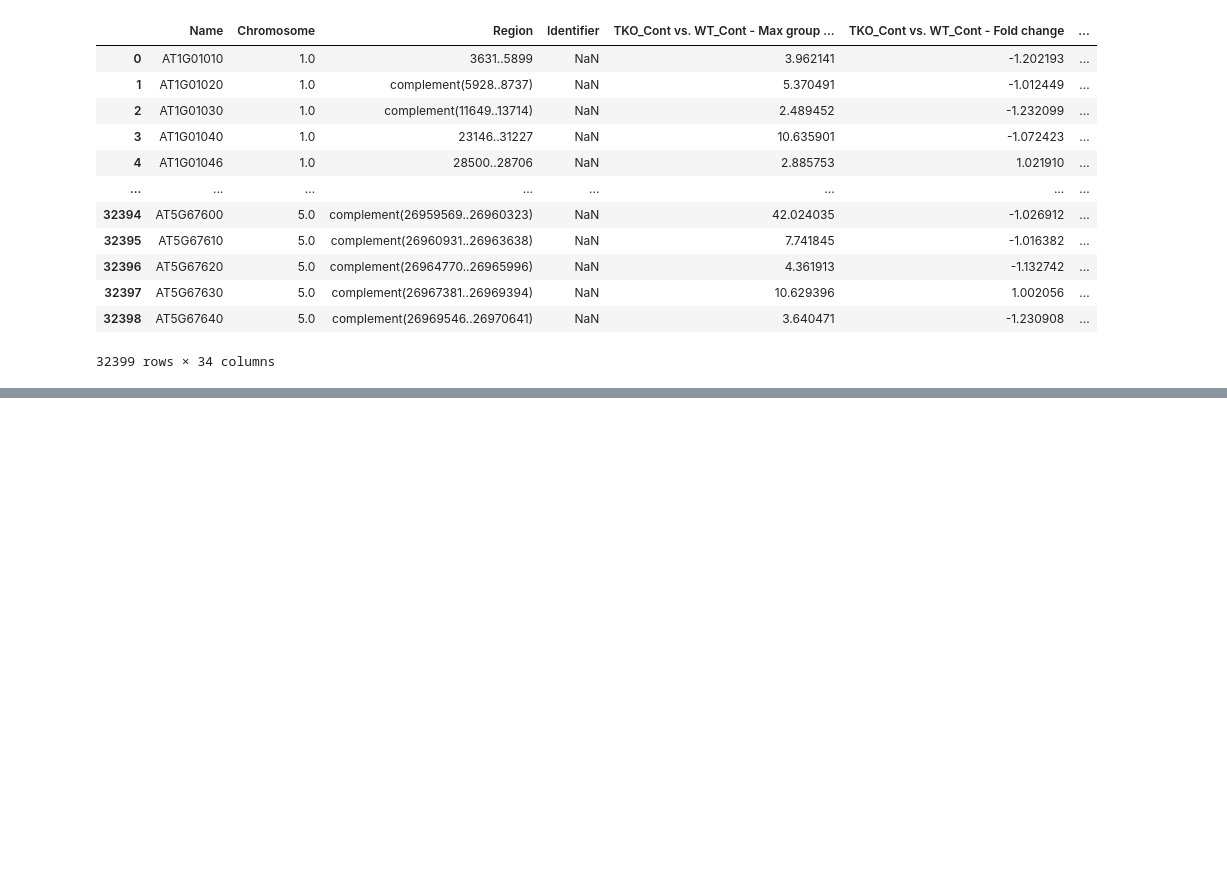
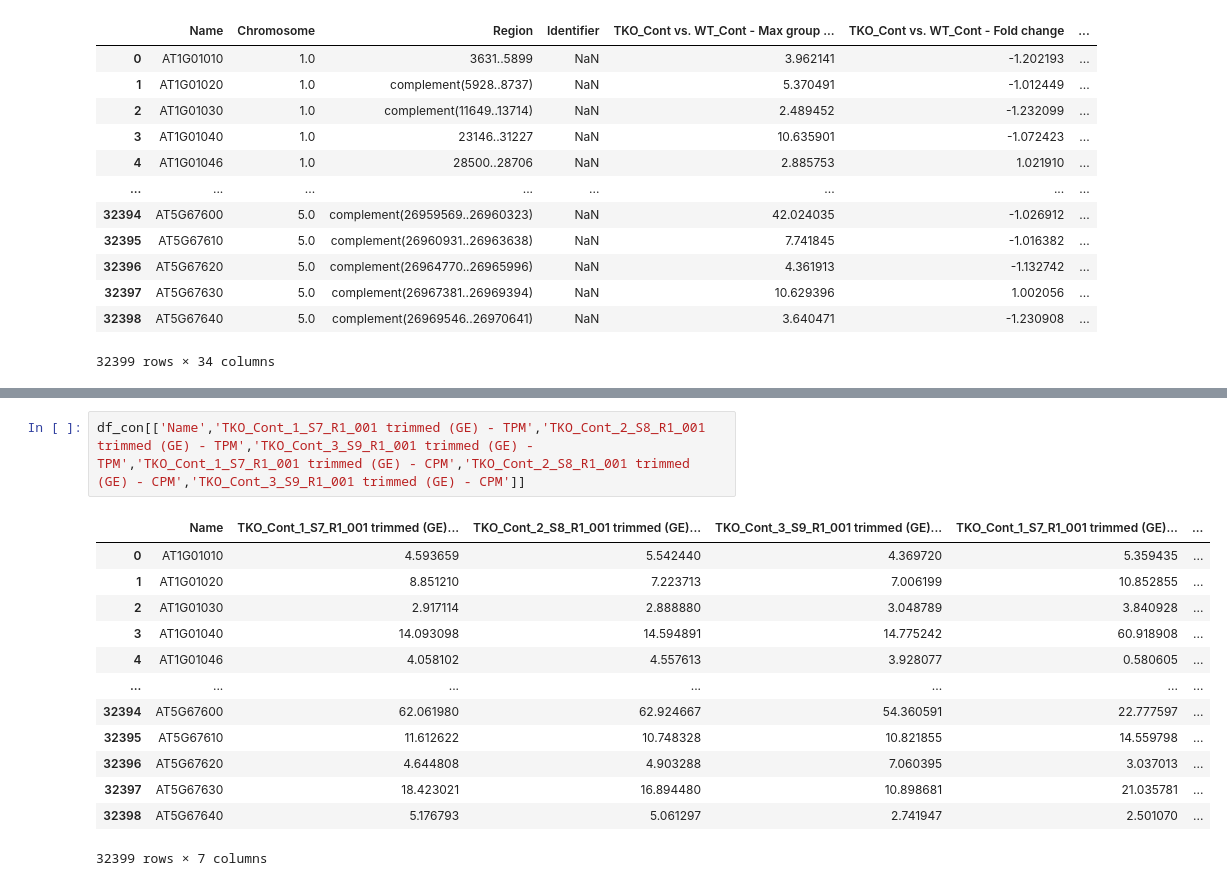
Before and after one commit to naonaonao708/bioinfo, a Jupyter notebook: tes_20220623.ipynb, the cells around one changed output, grey strips where cells are left out. Saved outputs shown, nothing was run; the diff lists cells and outputs as text; blank space fills up the shorter version.

```diff
--- a/tes_20220623.ipynb
+++ b/tes_20220623.ipynb
@@ -94,0 +116,16 @@ df_con
+# %%
+df_con[['Name','TKO_Cont_1_S7_R1_001 trimmed (GE) - TPM','TKO_Cont_2_S8_R1_001 trimmed (GE) - TPM','TKO_Cont_3_S9_R1_001 trimmed (GE) - TPM','TKO_Cont_1_S7_R1_001 trimmed (GE) - CPM','TKO_Cont_2_S8_R1_001 trimmed (GE) - CPM','TKO_Cont_3_S9_R1_001 trimmed (GE) - CPM']]
+# %% [output]
+|  | Name | TKO_Cont_1_S7_R1_001 trimmed (GE)... | TKO_Cont_2_S8_R1_001 trimmed (GE)... | TKO_Cont_3_S9_R1_001 trimmed (GE)... | TKO_Cont_1_S7_R1_001 trimmed (GE)... | ... |
+| 0 | AT1G01010 | 4.593659 | 5.542440 | 4.369720 | 5.359435 | ... |
+| 1 | AT1G01020 | 8.851210 | 7.223713 | 7.006199 | 10.852855 | ... |
+| 2 | AT1G01030 | 2.917114 | 2.888880 | 3.048789 | 3.840928 | ... |
+| 3 | AT1G01040 | 14.093098 | 14.594891 | 14.775242 | 60.918908 | ... |
+| 4 | AT1G01046 | 4.058102 | 4.557613 | 3.928077 | 0.580605 | ... |
+| ... | ... | ... | ... | ... | ... | ... |
+| 32394 | AT5G67600 | 62.061980 | 62.924667 | 54.360591 | 22.777597 | ... |
+| 32395 | AT5G67610 | 11.612622 | 10.748328 | 10.821855 | 14.559798 | ... |
+| 32396 | AT5G67620 | 4.644808 | 4.903288 | 7.060395 | 3.037013 | ... |
+| 32397 | AT5G67630 | 18.423021 | 16.894480 | 10.898681 | 21.035781 | ... |
+| 32398 | AT5G67640 | 5.176793 | 5.061297 | 2.741947 | 2.501070 | ... |
+32399 rows × 7 columns
```
Also changed, not shown: parts of 2 cells of this notebook.
